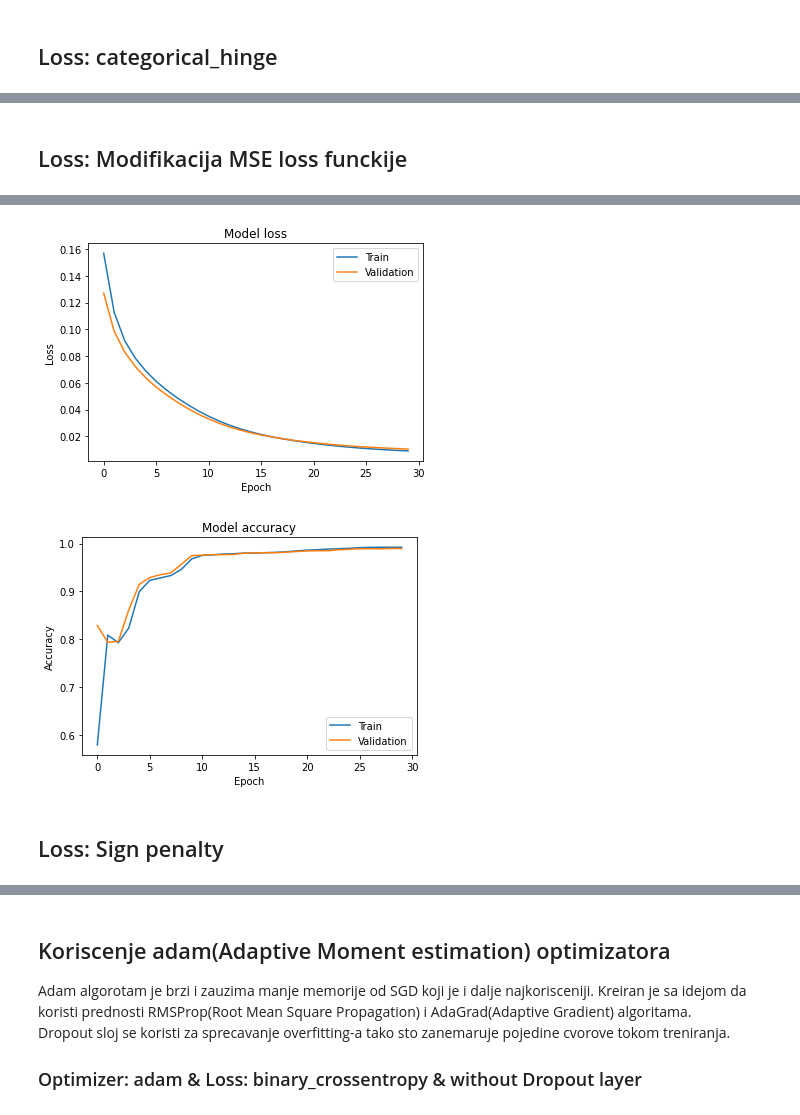
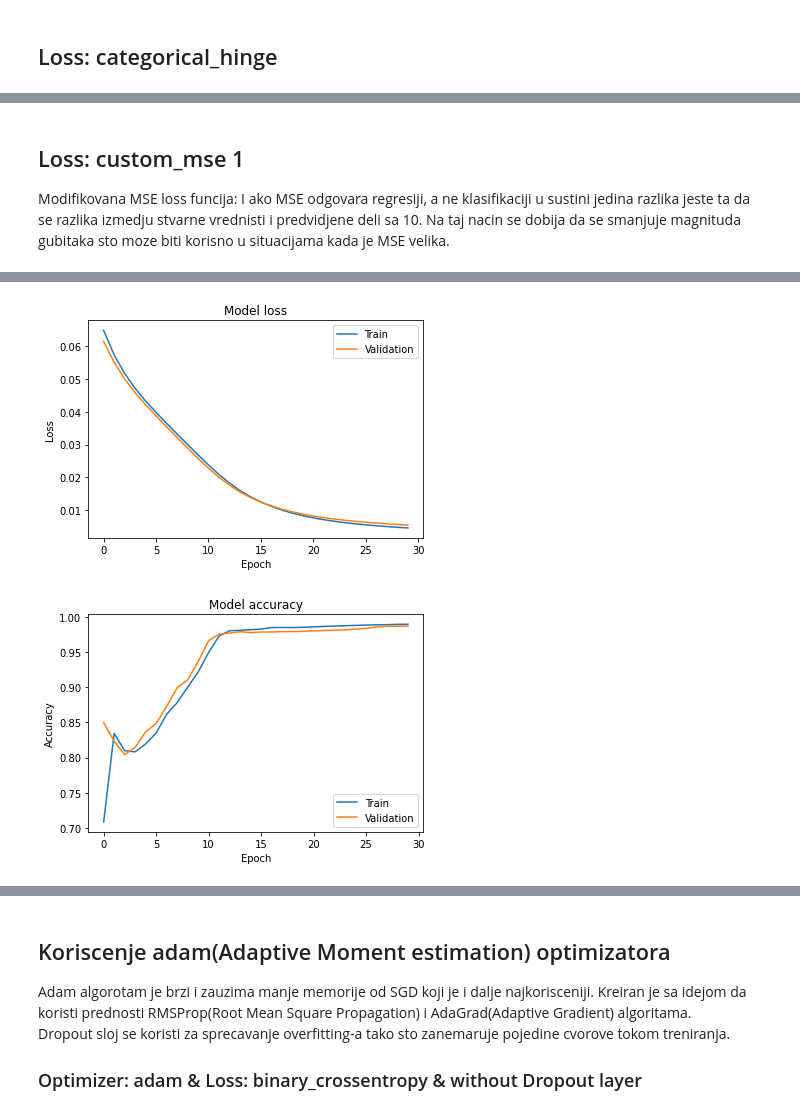
Before and after one commit to mirjanaz200/Room-Occupation, a Jupyter notebook: Room Occupancy.ipynb, the cells around one changed output, grey strips where cells are left out. Drawn from its saved outputs; the diff is of its cells as text; code cells hidden in the pictures.

```diff
--- a/Room Occupancy.ipynb
+++ b/Room Occupancy.ipynb
@@ -113,5 +111,5 @@ def print_result(model):
 # %%
-BATCH_SIZE=64
+BATCH_SIZE=32
 EPOCHS=30
 INPUT_DIM=6
 NODES1=16
@@ -290,24 +286,19 @@ Epoch 30/30
 # %% [markdown]
-## Loss: Modifikacija MSE loss funckije
+## Loss: custom_mse 1
+Modifikovana MSE loss funcija: I ako MSE odgovara regresiji, a ne klasifikaciji u sustini jedina razlika jeste ta da se razlika izmedju stvarne vrednisti i predvidjene deli sa 10. Na taj nacin se dobija da se smanjuje magnituda gubitaka sto moze biti korisno u situacijama kada je MSE velika.
 # %%
+# https://heartbeat.fritz.ai/how-to-create-a-custom-loss-function-in-keras-637bd312e9ab
 classifier4 = Sequential([Dense(NODES1, activation='relu', input_dim=INPUT_DIM),
                           Dense(NODES2, activation='relu'),
                           Dense(1, activation='sigmoid'),])
 
-# modifikovana MSE loss funcija, i ako MSE odgovara regresiji, a ne klasifikaciji
-# u sustini jedina razlika jeste ta da se razlika izmedju stvarne vrednisti i predvidjene
-# deli sa 10. Na taj nacin se dobija da se smanjuje magnituda gubitaka sto moze biti korisno
-# u situacijama kada je MSE velika
-# shape y_pred jeste [32,1] jer je prva dimenzija uvek jednaka velicini batch_size a druga
-# broju izlaznih cvorova. Funkcija uvek treba da vrati vektor duzine batch_size
-
-def custom_mse_loss(y_actual, y_pred):
+def custom_mse1(y_actual, y_pred):
     y_actual = tf.dtypes.cast(y_actual, tf.float32)
     loss = K.mean(K.sum(K.square((y_actual-y_pred)/10.)))
     return loss
 
 classifier4.compile(optimizer='sgd',
-                    loss=custom_mse_loss,
+                    loss=custom_mse1,
                     metrics=['accuracy'])
 
 hist = classifier4.fit(X_train, Y_train,
@@ -336,4 +327,2 @@ Epoch 30/30
-[figure, old version]
+[figure, new version]
-[figure, old version]
+[figure, new version]
-# %% [markdown]
-##  Loss: Sign penalty
```
Also changed, not shown: parts of 24 cells of this notebook.
